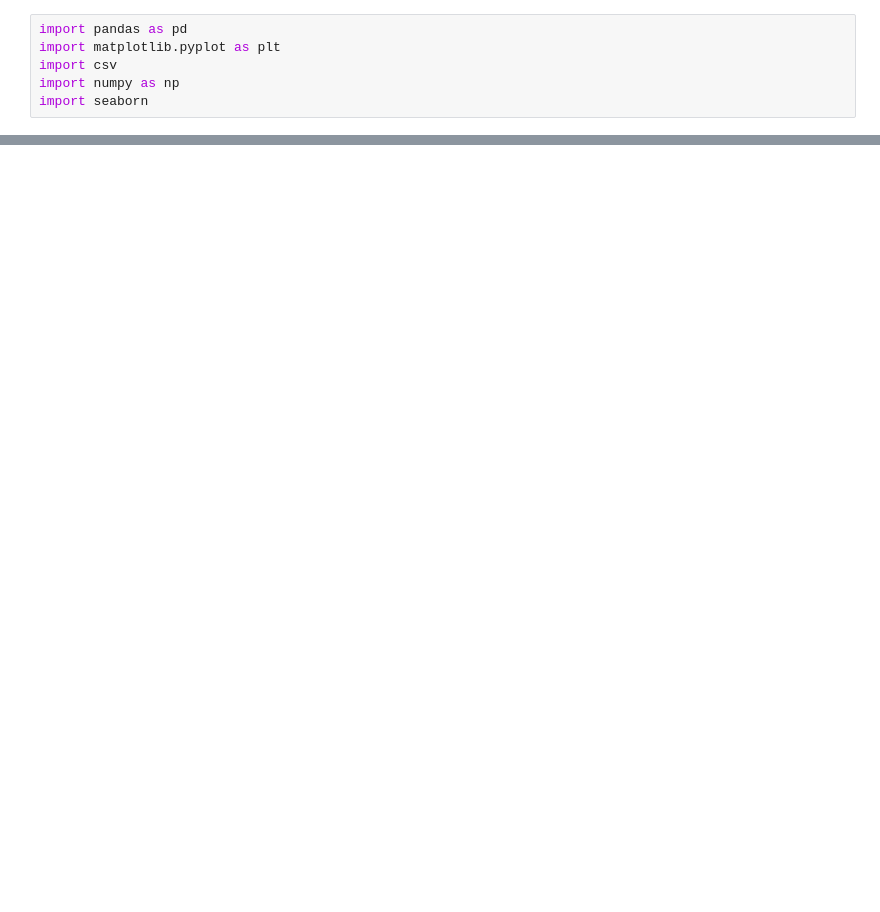
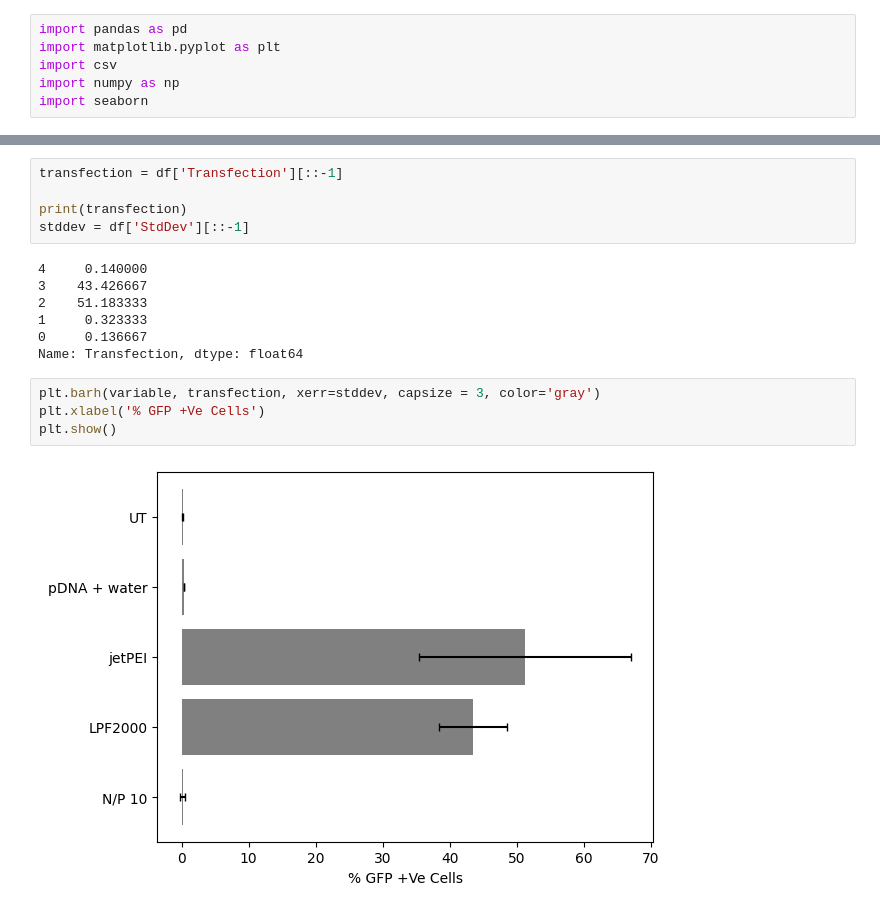
Before and after one commit to aryellewright/Kumar-Biomaterials-Lab, a Jupyter notebook: CCK8_Assay_Plots/CCK8assay_plots.ipynb, the cells around one changed output, grey strips where cells are left out. Drawn from its saved outputs; the diff is of its cells as text; blank space fills up the shorter version.

```diff
--- a/CCK8_Assay_Plots/CCK8assay_plots.ipynb
+++ b/CCK8_Assay_Plots/CCK8assay_plots.ipynb
@@ -27,0 +35,18 @@ plt.show()
+# %%
+transfection = df['Transfection'][::-1]
+
+print(transfection)
+stddev = df['StdDev'][::-1]
+# %% [output]
+4     0.140000
+3    43.426667
+2    51.183333
+1     0.323333
+0     0.136667
+Name: Transfection, dtype: float64
+# %%
+plt.barh(variable, transfection, xerr=stddev, capsize = 3, color='gray')
+plt.xlabel('% GFP +Ve Cells')
+plt.show()
+# %% [output]
+[figure, added]
```
Also changed, not shown: parts of 3 cells of this notebook, 2 other files.
